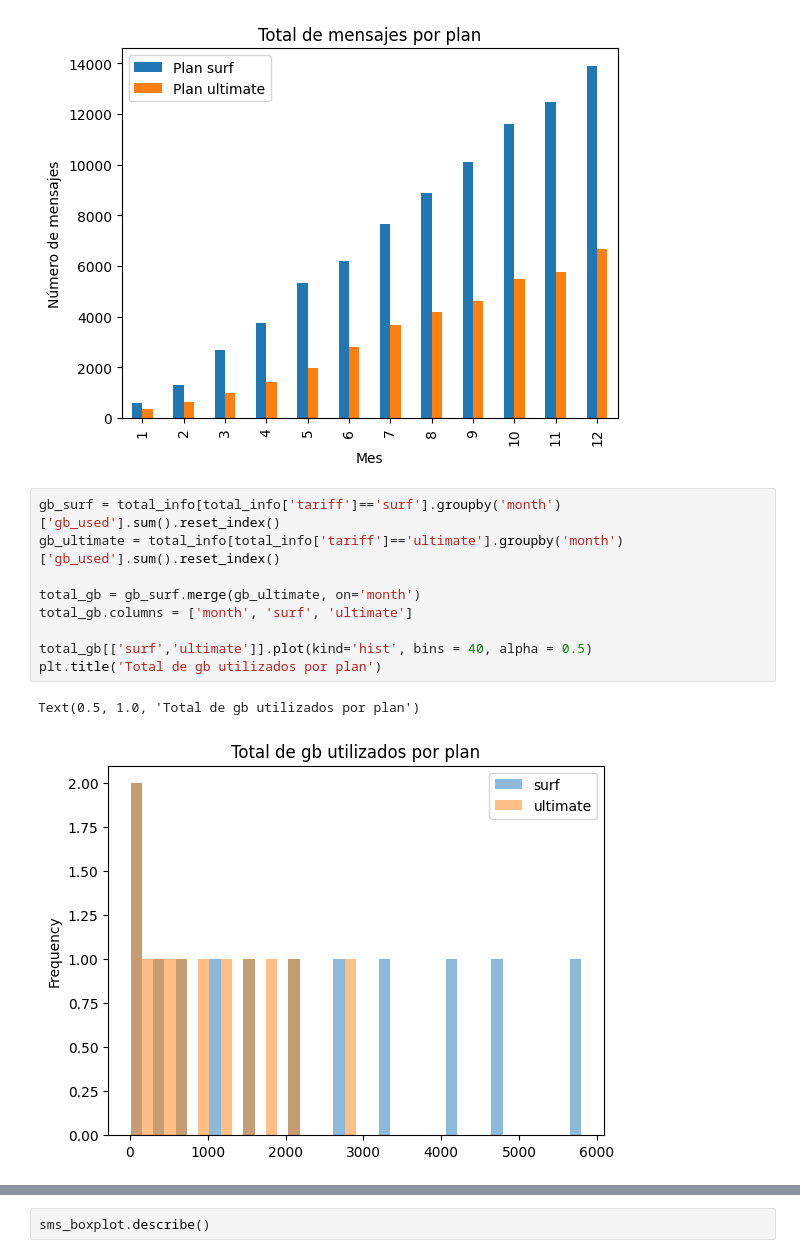
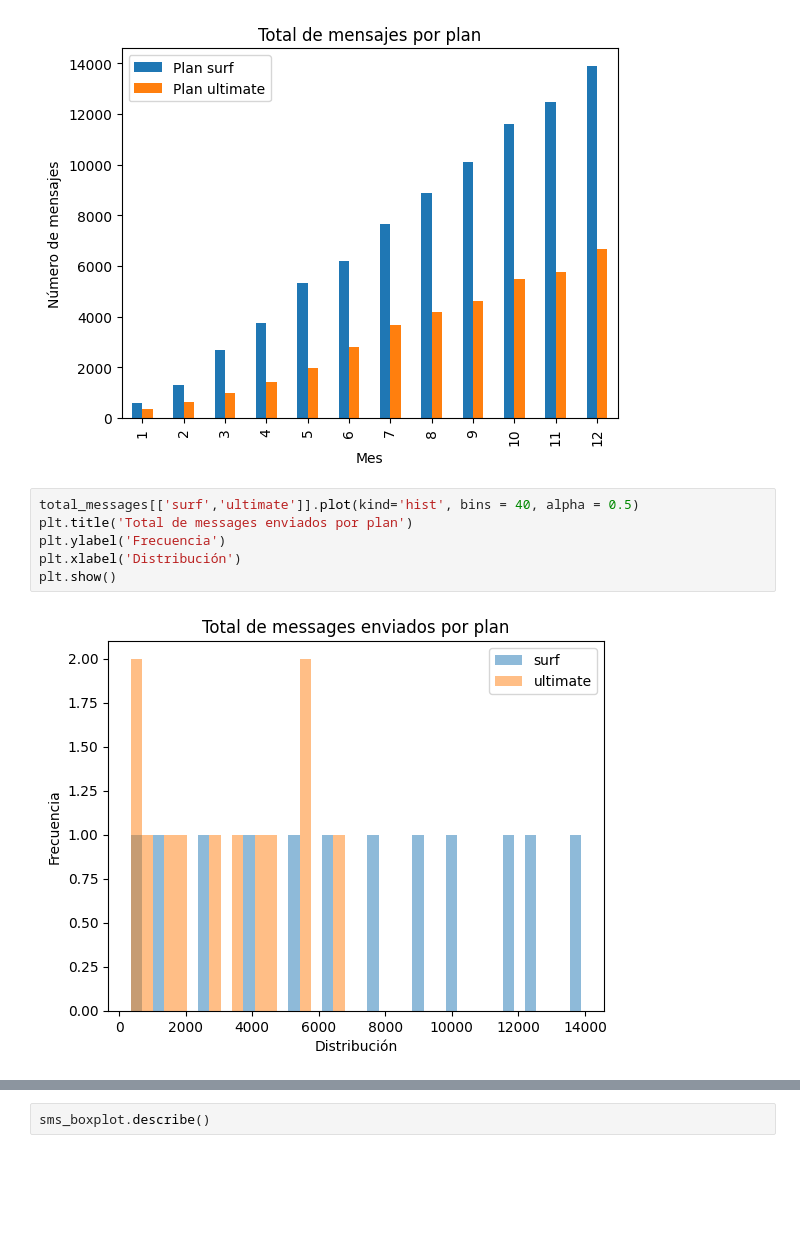
Before and after one commit to DiffelVIA/Sprint_5, a Jupyter notebook: sprint_5.ipynb, the cells around one changed output, grey strips where cells are left out. Cells and saved outputs as stored; diff of their text form; blank space fills up the shorter version.

```diff
--- a/sprint_5.ipynb
+++ b/sprint_5.ipynb
@@ -507,16 +507,12 @@ plt.show()
 # %% [output]
 [figure]
 # %%
-gb_surf = total_info[total_info['tariff']=='surf'].groupby('month')['gb_used'].sum().reset_index()
-gb_ultimate = total_info[total_info['tariff']=='ultimate'].groupby('month')['gb_used'].sum().reset_index()
-
-total_gb = gb_surf.merge(gb_ultimate, on='month')
-total_gb.columns = ['month', 'surf', 'ultimate']
-
-total_gb[['surf','ultimate']].plot(kind='hist', bins = 40, alpha = 0.5)
-plt.title('Total de gb utilizados por plan')
+total_messages[['surf','ultimate']].plot(kind='hist', bins = 40, alpha = 0.5)
+plt.title('Total de messages enviados por plan')
+plt.ylabel('Frecuencia')
+plt.xlabel('Distribución')
+plt.show()
 # %% [output]
-Text(0.5, 1.0, 'Total de gb utilizados por plan')
-[figure, old version]
+[figure, new version]
 # %%
 mean_sms_surf = total_info[total_info['tariff']=='surf'].groupby('month')['total_messages'].mean()
```
Also changed, not shown: parts of 9 cells of this notebook.
